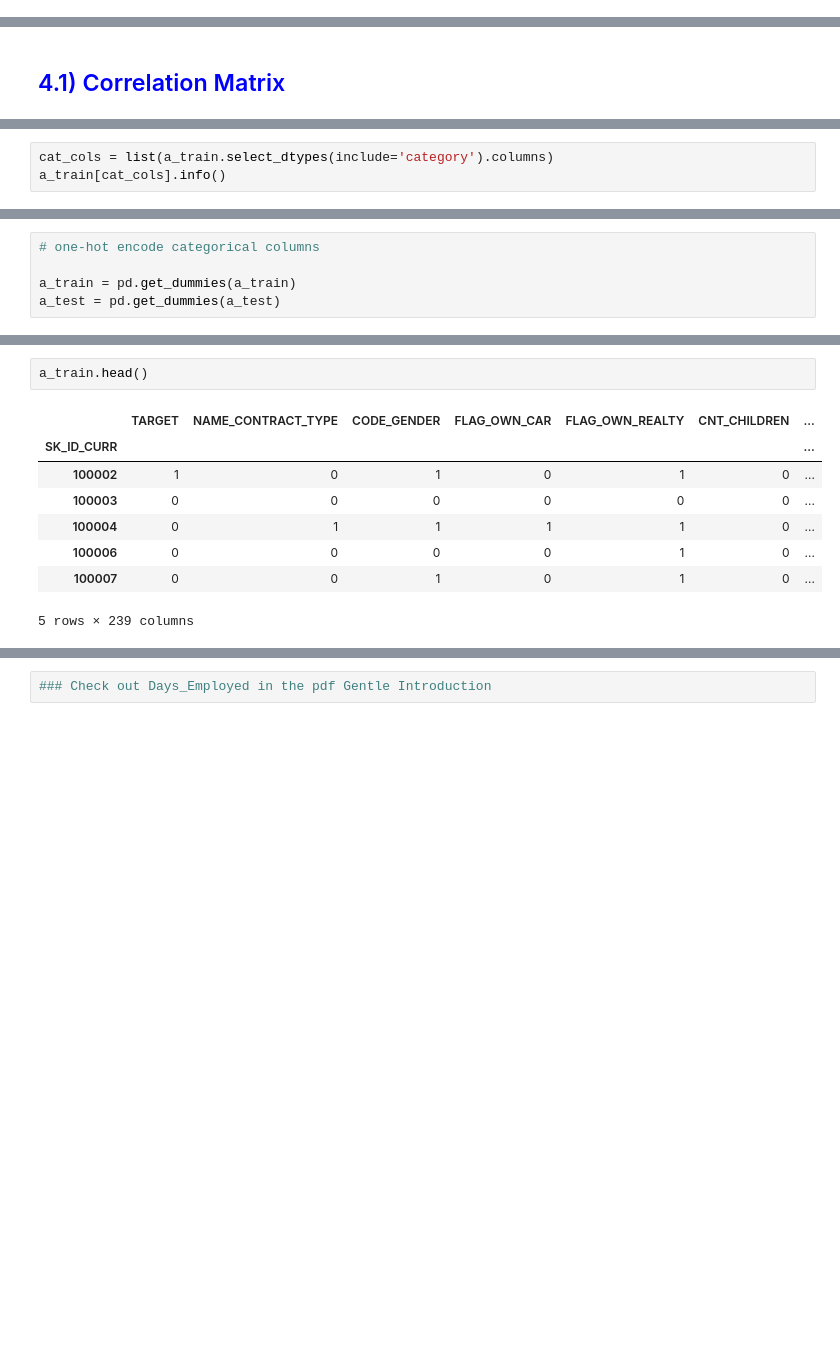
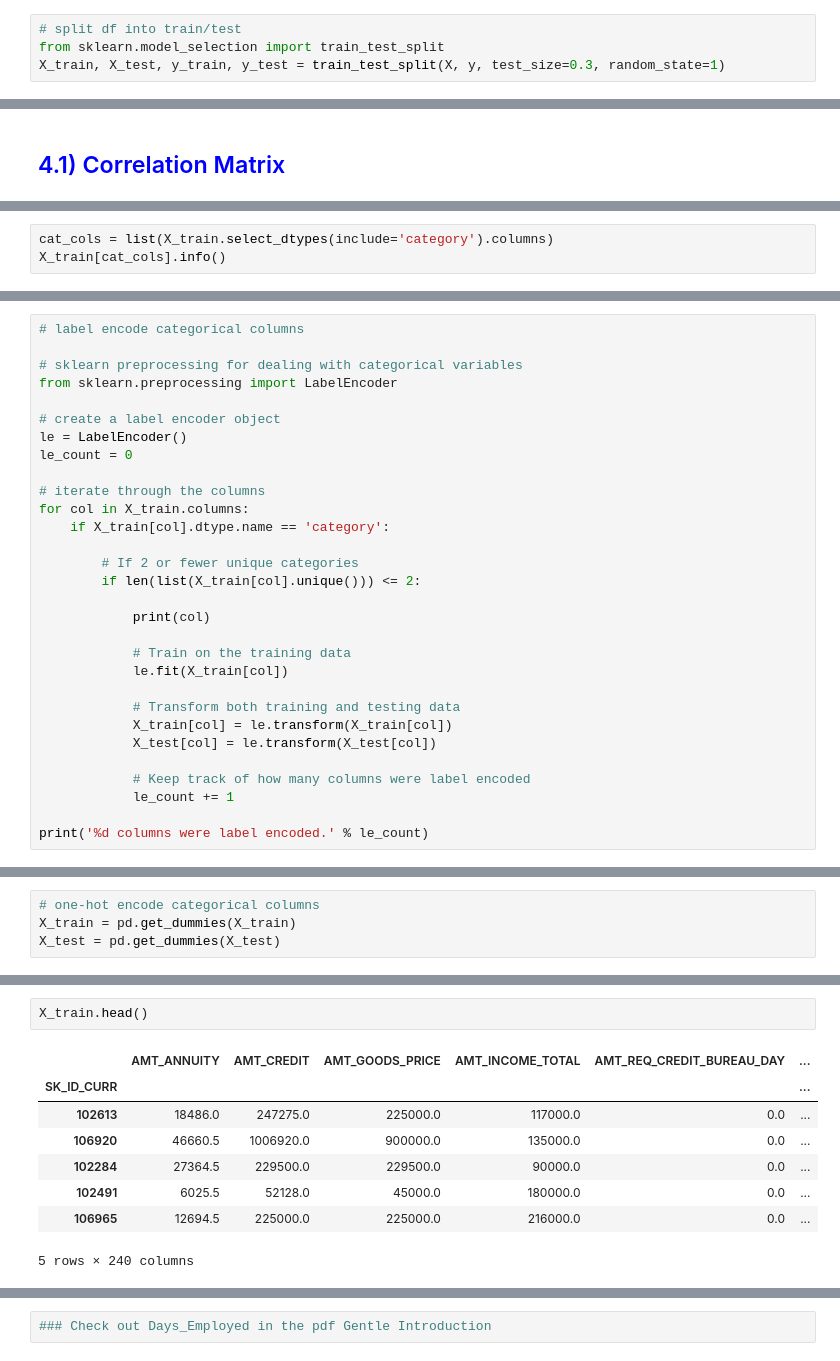
Before and after one commit to milesin3d/HomeCreditDefaultRisk, a Jupyter notebook: HomeCreditDefaultRisk.ipynb, the cells around one changed output, grey strips where cells are left out. Saved outputs shown, nothing was run; the diff lists cells and outputs as text; blank space fills up the shorter version.

```diff
--- a/HomeCreditDefaultRisk.ipynb
+++ b/HomeCreditDefaultRisk.ipynb
@@ -1371,0 +1760,4 @@ memory usage: 1.0 MB
+# %%
+# split df into train/test
+from sklearn.model_selection import train_test_split
+X_train, X_test, y_train, y_test = train_test_split(X, y, test_size=0.3, random_state=1)
@@ -1393,5 +1977,5 @@ What section should the ecoding be in?
 # %%
-cat_cols = list(a_train.select_dtypes(include='category').columns)
-a_train[cat_cols].info()
+cat_cols = list(X_train.select_dtypes(include='category').columns)
+X_train[cat_cols].info()
 # %% [output]
 <class 'pandas.core.frame.DataFrame'>
@@ -1460,0 +2050,30 @@ WALLSMATERIAL_MODE : 8
+# %%
+# label encode categorical columns
+
+# sklearn preprocessing for dealing with categorical variables
+from sklearn.preprocessing import LabelEncoder
+
+# create a label encoder object
+le = LabelEncoder()
+le_count = 0
+
+# iterate through the columns
+for col in X_train.columns:
+    if X_train[col].dtype.name == 'category':
+
+        # If 2 or fewer unique categories
+        if len(list(X_train[col].unique())) <= 2:
+
+            print(col)
+
+            # Train on the training data
+            le.fit(X_train[col])
+
+            # Transform both training and testing data
+            X_train[col] = le.transform(X_train[col])
+            X_test[col] = le.transform(X_test[col])
+
+            # Keep track of how many columns were label encoded
+            le_count += 1
+
+print('%d columns were label encoded.' % le_count)
@@ -1502,5 +2104,4 @@ Number of a_test columns prior to one-hot encoding: 120
 # %%
 # one-hot encode categorical columns
-
-a_train = pd.get_dummies(a_train)
-a_test = pd.get_dummies(a_test)
+X_train = pd.get_dummies(X_train)
+X_test = pd.get_dummies(X_test)
@@ -1515,11 +2128,11 @@ The a_train df should have one extra column (TARGET) than the a_test df. The rea
 # %%
-a_train.head()
+X_train.head()
 # %% [output]
-|  | TARGET | NAME_CONTRACT_TYPE | CODE_GENDER | FLAG_OWN_CAR | FLAG_OWN_REALTY | CNT_CHILDREN | ... |
-| SK_ID_CURR |  |  |  |  |  |  | ... |
-| 100002 | 1 | 0 | 1 | 0 | 1 | 0 | ... |
-| 100003 | 0 | 0 | 0 | 0 | 0 | 0 | ... |
-| 100004 | 0 | 1 | 1 | 1 | 1 | 0 | ... |
-| 100006 | 0 | 0 | 0 | 0 | 1 | 0 | ... |
-| 100007 | 0 | 0 | 1 | 0 | 1 | 0 | ... |
+|  | AMT_ANNUITY | AMT_CREDIT | AMT_GOODS_PRICE | AMT_INCOME_TOTAL | AMT_REQ_CREDIT_BUREAU_DAY | ... |
+| SK_ID_CURR |  |  |  |  |  | ... |
+| 102613 | 18486.0 | 247275.0 | 225000.0 | 117000.0 | 0.0 | ... |
+| 106920 | 46660.5 | 1006920.0 | 900000.0 | 135000.0 | 0.0 | ... |
+| 102284 | 27364.5 | 229500.0 | 229500.0 | 90000.0 | 0.0 | ... |
+| 102491 | 6025.5 | 52128.0 | 45000.0 | 180000.0 | 0.0 | ... |
+| 106965 | 12694.5 | 225000.0 | 225000.0 | 216000.0 | 0.0 | ... |
-5 rows × 239 columns
+5 rows × 240 columns
```
Also changed, not shown: parts of 169 cells of this notebook.
